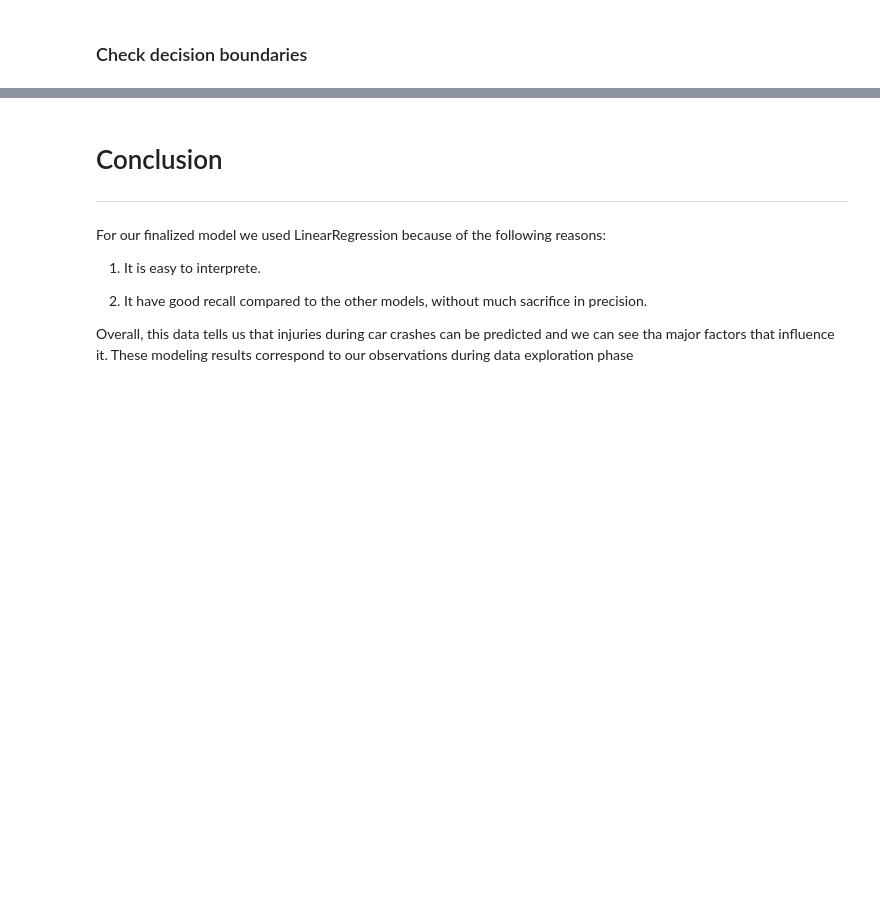
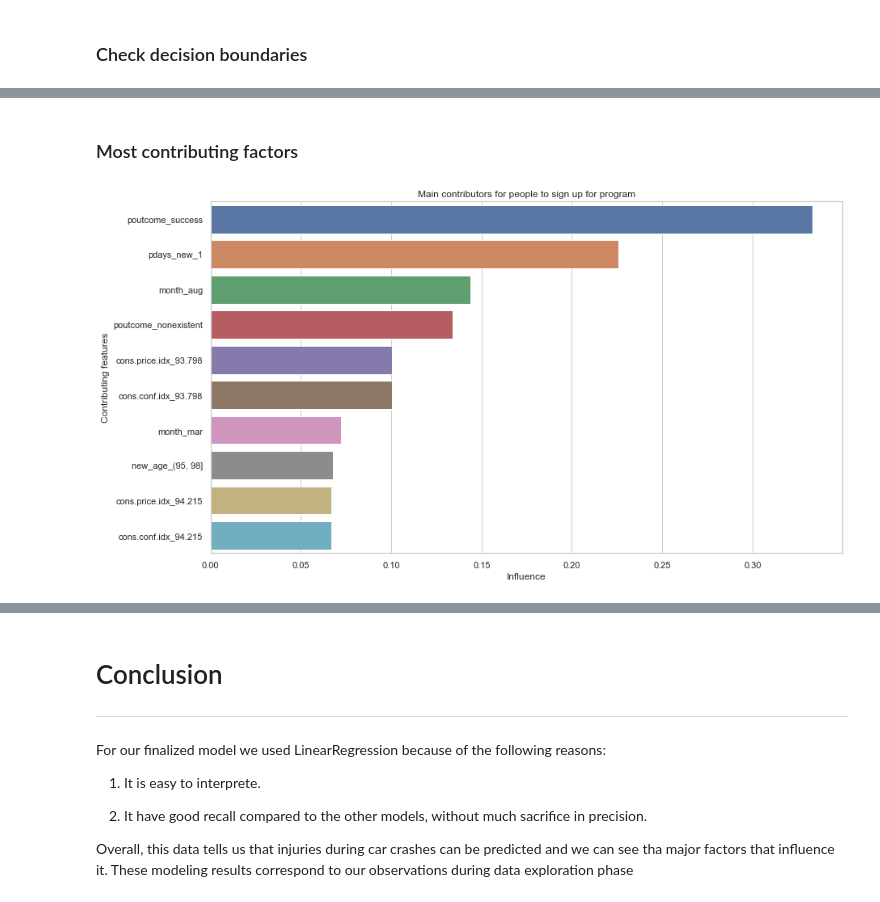
Before and after one commit to 314ka4y/Customer_churn, a Jupyter notebook: Customer_sign.ipynb, the cells around one changed output, grey strips where cells are left out. Drawn from its saved outputs; the diff is of its cells as text; code cells hidden in the pictures; blank space fills up the shorter version.

```diff
--- a/Customer_sign.ipynb
+++ b/Customer_sign.ipynb
@@ -1880,20 +1174,0 @@ plt.savefig("./img/Injuries_traffic control.png")
-# %%
-# Car crashes/car crashes with injuries and months
-sns.set_theme(style="whitegrid")
-
-fig, ax = plt.subplots(figsize=(14, 8))
-x_labels = ["January", "February", "March", "April", "May", "June", "July", "August", "September", "October", "November", "December"]
-sns.set_color_codes("pastel")
-sns.barplot(data = df_checkpoint, x = df_checkpoint.groupby("CRASH_MONTH")["INJURIES_TOTAL"].count().index,
-            y =  df_checkpoint.groupby("CRASH_MONTH")["INJURIES_TOTAL"].count(),
-            color="b", label = "Total crashes")
-sns.set_color_codes("muted")
-sns.barplot(data = df_checkpoint, x = df_checkpoint[df_checkpoint["INJURIES_TOTAL"] > 0].groupby("CRASH_MONTH")["INJURIES_TOTAL"].count().index,
-            y =  df_checkpoint[df_checkpoint["INJURIES_TOTAL"] > 0].groupby("CRASH_MONTH")["INJURIES_TOTAL"].count(),
-            color = "b", label = "Crashes with injuries")
-ax.legend(ncol=2, loc="upper left", frameon=True)
-ax.set_xlabel("Month")
-ax.set_ylabel("N of car crashes")
-ax.set_title("Car crashes per month")
-ax.set_xticklabels(x_labels);
-plt.savefig("./img/Car_crashes_per_month.png")
@@ -2270,7 +1174,0 @@ final_model.coef_[0]
-# %%
-
-list_factors = []
-
-for i in list(range(len(final_model.feature_names_in_))):
-    tu = tuple([final_model.feature_names_in_[i], final_model.coef_[0][i]])
-    list_factors.append(tu)
@@ -2310,0 +1233,2 @@ plt.savefig("./img/Main_preventive_factors.png")
+# %% [markdown]
+### Most contributing factors
@@ -2310,0 +1238,5 @@ plt.savefig("./img/Main_preventive_factors.png")
+# %%
+list_factors = []
+for i in list(range(len(model_final.feature_names_in_))):
+    tu = tuple([model_final.feature_names_in_[i], model_final.coef_[0][i]])
+    list_factors.append(tu)
@@ -2310,0 +1251,12 @@ plt.savefig("./img/Main_preventive_factors.png")
+# %%
+# Lets make a graph with main contributors
+y_labels = list(Biggest_influence["Reason"])
+fig, ax = plt.subplots(figsize=(14, 8))
+sns.barplot(data = Biggest_influence, y = "Reason", x = "Influence", )
+ax.set_xlabel("Influence")
+ax.set_ylabel("Contributing features")
+ax.set_title("Main contributors for people to sign up for program")
+ax.set_yticklabels(y_labels);
+plt.savefig("./img/Main_contributors.png")
+# %% [output]
+[figure, added]
```
Also changed, not shown: parts of 157 cells of this notebook, 2 other files.
